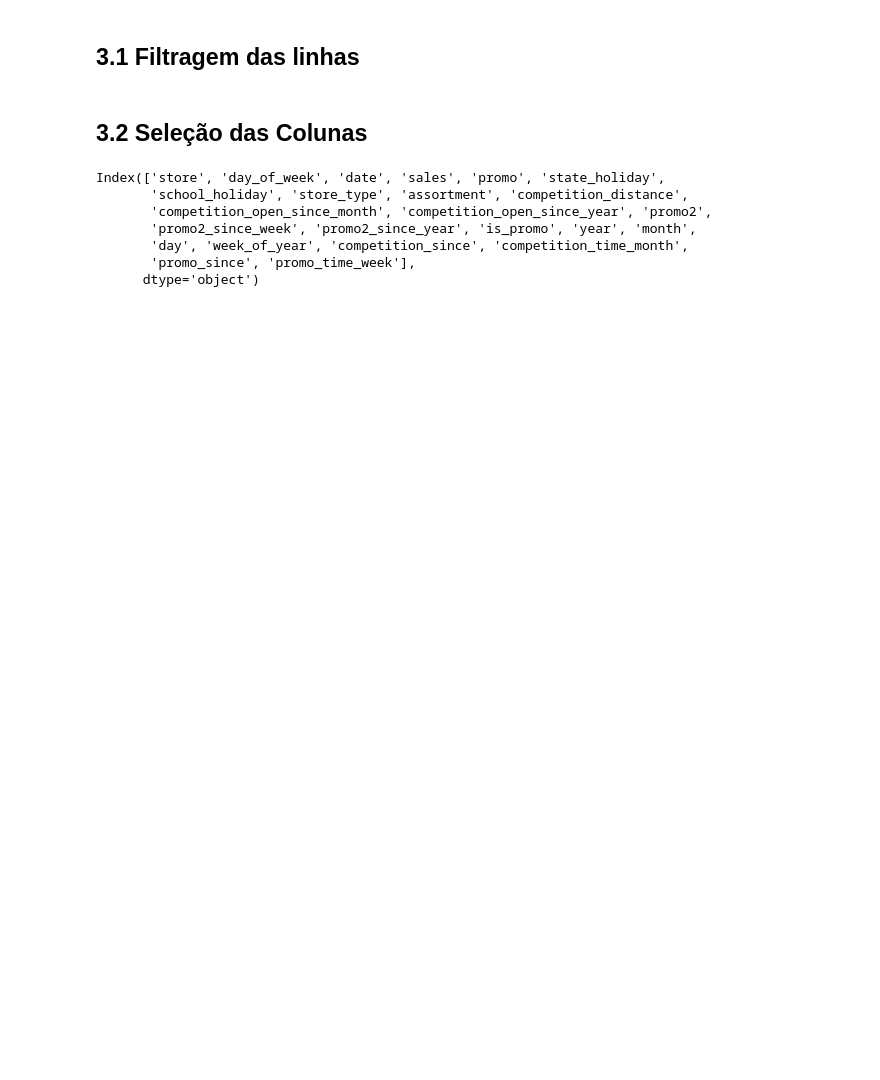
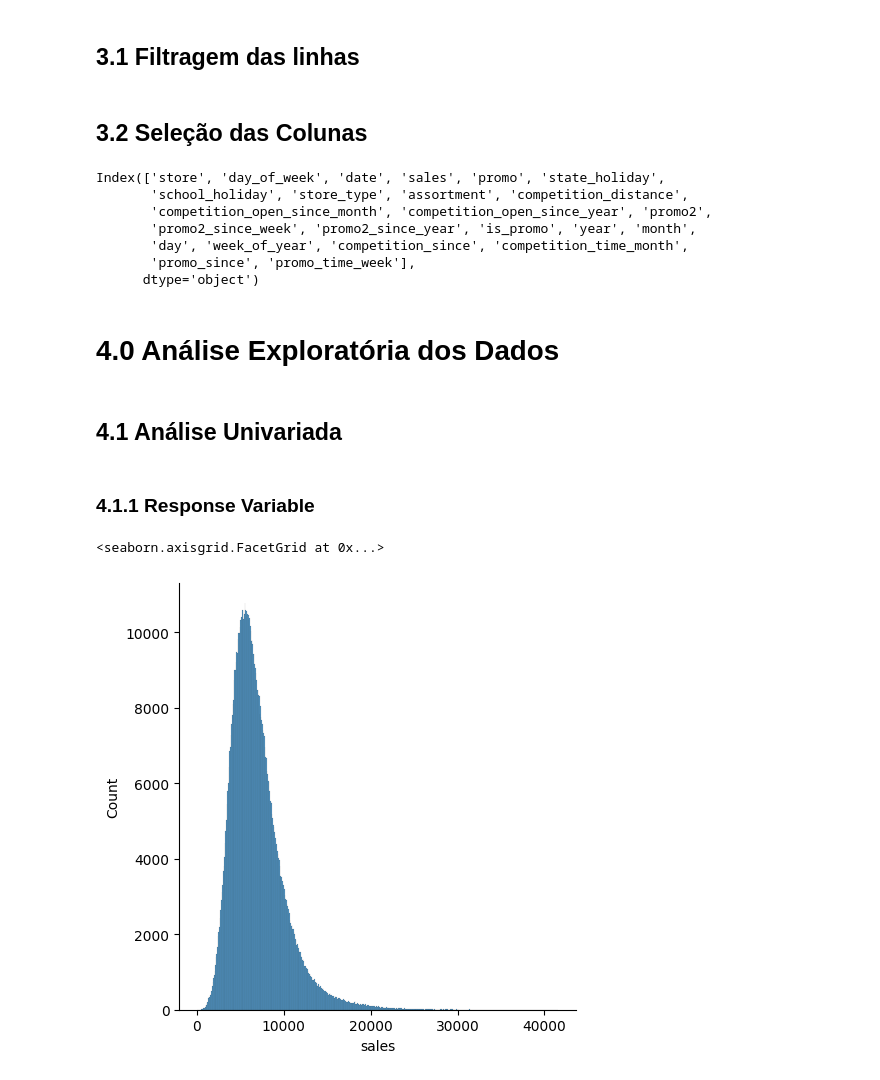
Before and after one commit to IanAndMendesDS/ds_producao, a Jupyter notebook: store_sale_prediction.ipynb, the cells around one changed output. Cells and saved outputs as stored; diff of their text form; code cells hidden in the pictures; blank space fills up the shorter version.

```diff
--- a/store_sale_prediction.ipynb
+++ b/store_sale_prediction.ipynb
@@ -482,3 +482,16 @@ Index(['store', 'day_of_week', 'date', 'sales', 'promo', 'state_holiday',
        'day', 'week_of_year', 'competition_since', 'competition_time_month',
        'promo_since', 'promo_time_week'],
       dtype='object')
+# %% [markdown]
+# 4.0 Análise Exploratória dos Dados
+# %%
+df4 = df3.copy()
+# %% [markdown]
+## 4.1 Análise Univariada
+# %% [markdown]
+### 4.1.1 Response Variable
+# %%
+sns.displot (df4['sales'], kde=False)
+# %% [output]
+<seaborn.axisgrid.FacetGrid at 0x...>
+[figure, added]
```
Also changed, not shown: parts of 14 cells of this notebook.
